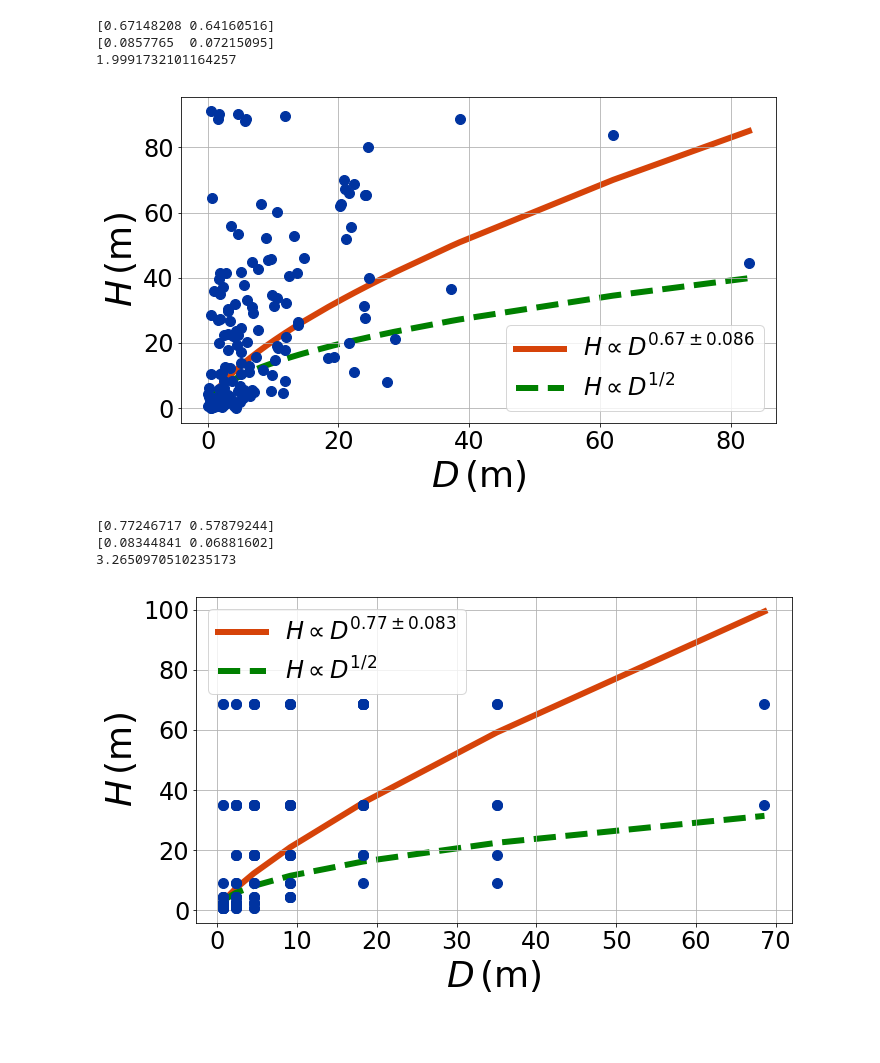
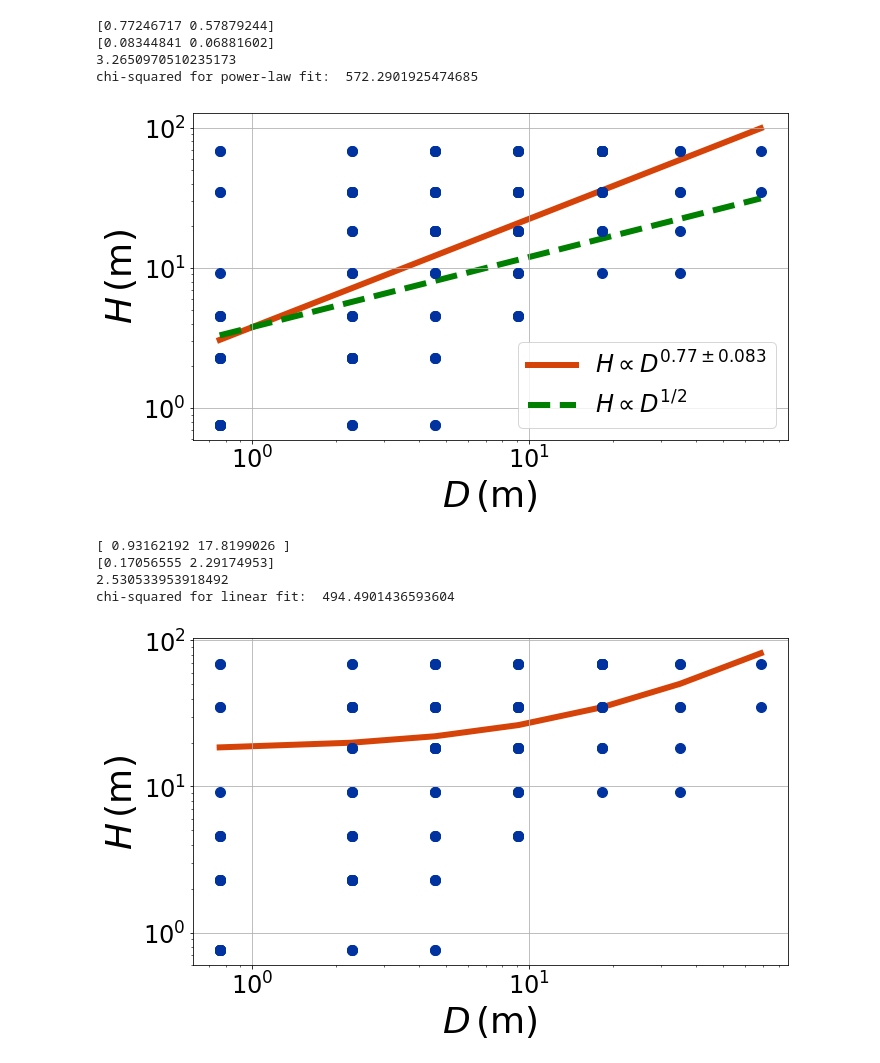
Before and after one commit to BoiseStatePlanetary/Lorenz2013_Analysis, a Jupyter notebook: Lorenz2013_Analysis.ipynb, the cells around one changed output. Cells and saved outputs as stored; diff of their text form; code cells hidden in the pictures; blank space fills up the shorter version.

Commit message:
Analyzing Stanzel's data

```diff
--- a/Lorenz2013_Analysis.ipynb
+++ b/Lorenz2013_Analysis.ipynb
@@ -36,45 +112,48 @@ def linfit(x, m, b):
 # %%
 diameters = np.array([])
 heights = np.array([])
 
 for i in range(len(mean_diameters)):
     for j in range(len(mean_heights)):
-#         diameters = np.append(diameters, np.ones(counts[i,j])*mean_diameters[i])
-#         heights = np.append(heights, np.ones(counts[i,j])*mean_heights[j])
+        diameters = np.append(diameters, np.ones(counts[i,j])*mean_diameters[i])
+        heights = np.append(heights, np.ones(counts[i,j])*mean_heights[j])
 
-        for k in range(counts[i,j]):
-            diameters = np.append(diameters, uniform(min_diameters[i], max_diameters[i]))
-            heights = np.append(heights, uniform(min_heights[j], max_heights[j]))
+#         for k in range(counts[i,j]):
+#             diameters = np.append(diameters, uniform(min_diameters[i], max_diameters[i]))
+#             heights = np.append(heights, uniform(min_heights[j], max_heights[j]))
 
 fig = plt.figure(figsize=(6*aspect_ratio, 6))
 ax = fig.add_subplot(111)
 
-ax.plot(diameters, heights, marker='.', color=BoiseState_blue, ls='', markersize=20)
+ax.loglog(diameters, heights, marker='.', color=BoiseState_blue, ls='', markersize=20)
 # ax.errorbar(diameters, heights, xerr=diameter_errs, yerr=height_errs, ls='')
 popt, pcov = curve_fit(linfit, np.log10(diameters), np.log10(heights))
 print(popt)
 errs = np.diag(np.sqrt(pcov))
 print(errs)
 print((popt[0] - 0.5)/errs[0])
 
 x = np.sort(diameters)
-ax.plot(x, 10**(popt[1])*x**popt[0], color=BoiseState_orange, lw=6, zorder=-1,
+ax.loglog(x, 10**(popt[1])*x**popt[0], color=BoiseState_orange, lw=6, zorder=-1,
         label="$H \\propto D^{%.2g\\pm%.2g}$" % (popt[0], errs[0]))
-ax.plot(x, 10**(popt[1])*x**0.5, color='green', ls='--', lw=6, zorder=-1,
+ax.loglog(x, 10**(popt[1])*x**0.5, color='green', ls='--', lw=6, zorder=-1,
         label="$H \\propto D^{1/2}$")
 
 ax.tick_params(which="both", labelsize=24)
 ax.set_xlabel("$D\,{\\rm (m)}$", fontsize=36)
 ax.set_ylabel("$H\,{\\rm (m)}$", fontsize=36)
 ax.grid(True)
 ax.legend(loc='best', fontsize=24)
 
-fig.savefig("Synthetic_Data_from_Flowers.png", dpi=500, bbox_inches="tight")
+print("chi-squared for power-law fit: ", chisqg(heights, 10**(popt[1])*x**popt[0])/(x.size - 1. - popt.size))
+
+# fig.savefig("Original_Data_from_Flowers.png", dpi=500, bbox_inches="tight")
 # %% [output]
-[0.67148208 0.64160516]
-[0.0857765  0.07215095]
-1.9991732101164257
+[0.77246717 0.57879244]
+[0.08344841 0.06881602]
+3.2650970510235173
+chi-squared for power-law fit:  572.2901925474685
-[figure, old version]
+[figure, new version]
 # %%
 diameters = np.array([])
 heights = np.array([])
@@ -91,29 +170,35 @@ for i in range(len(mean_diameters)):
 fig = plt.figure(figsize=(6*aspect_ratio, 6))
 ax = fig.add_subplot(111)
 
-ax.plot(diameters, heights, marker='.', color=BoiseState_blue, ls='', markersize=20)
+ax.loglog(diameters, heights, marker='.', color=BoiseState_blue, ls='', markersize=20)
 # ax.errorbar(diameters, heights, xerr=diameter_errs, yerr=height_errs, ls='')
-popt, pcov = curve_fit(linfit, np.log10(diameters), np.log10(heights))
+popt, pcov = curve_fit(linfit, diameters, heights)
 print(popt)
 errs = np.diag(np.sqrt(pcov))
 print(errs)
 print((popt[0] - 0.5)/errs[0])
 
 x = np.sort(diameters)
-ax.plot(x, 10**(popt[1])*x**popt[0], color=BoiseState_orange, lw=6, zorder=-1,
-        label="$H \\propto D^{%.2g\\pm%.2g}$" % (popt[0], errs[0]))
-ax.plot(x, 10**(popt[1])*x**0.5, color='green', ls='--', lw=6, zorder=-1,
-        label="$H \\propto D^{1/2}$")
+ax.loglog(x, np.polyval(popt, x), color=BoiseState_orange, lw=6, zorder=-1,
+        label="$H = \\left( {%.2g\\pm%.2g} \\right) D\ + \\left( {%.2g\\pm%.2g} \\right)$" %\
+          (popt[0], errs[0], popt[1], errs[1]))
 
 ax.tick_params(which="both", labelsize=24)
 ax.set_xlabel("$D\,{\\rm (m)}$", fontsize=36)
 ax.set_ylabel("$H\,{\\rm (m)}$", fontsize=36)
 ax.grid(True)
-ax.legend(loc='best', fontsize=24)
 
-fig.savefig("Original_Data_from_Flowers.png", dpi=500, bbox_inches="tight")
+# ax.set_ylim([0.1, 100])
+# ax.set_xlim([0.1, 100])
+
+chisq = chisqg(heights, np.polyval(popt, x))
+# ax.text(5, 0.2, "$\\chi^2 = %5.0f$" % (chisq), fontsize=24)
+print("chi-squared for linear fit: ", chisqg(heights, np.polyval(popt, x))/(x.size - 1. - popt.size))
+
+# fig.savefig("Original_Data_from_Flowers.png", dpi=500, bbox_inches="tight")
 # %% [output]
-[0.77246717 0.57879244]
-[0.08344841 0.06881602]
-3.2650970510235173
+[ 0.93162192 17.8199026 ]
+[0.17056555 2.29174953]
+2.530533953918492
+chi-squared for linear fit:  494.4901436593604
-[figure, old version]
+[figure, new version]
```
Also changed, not shown: parts of 6 cells of this notebook, 2 other files.
